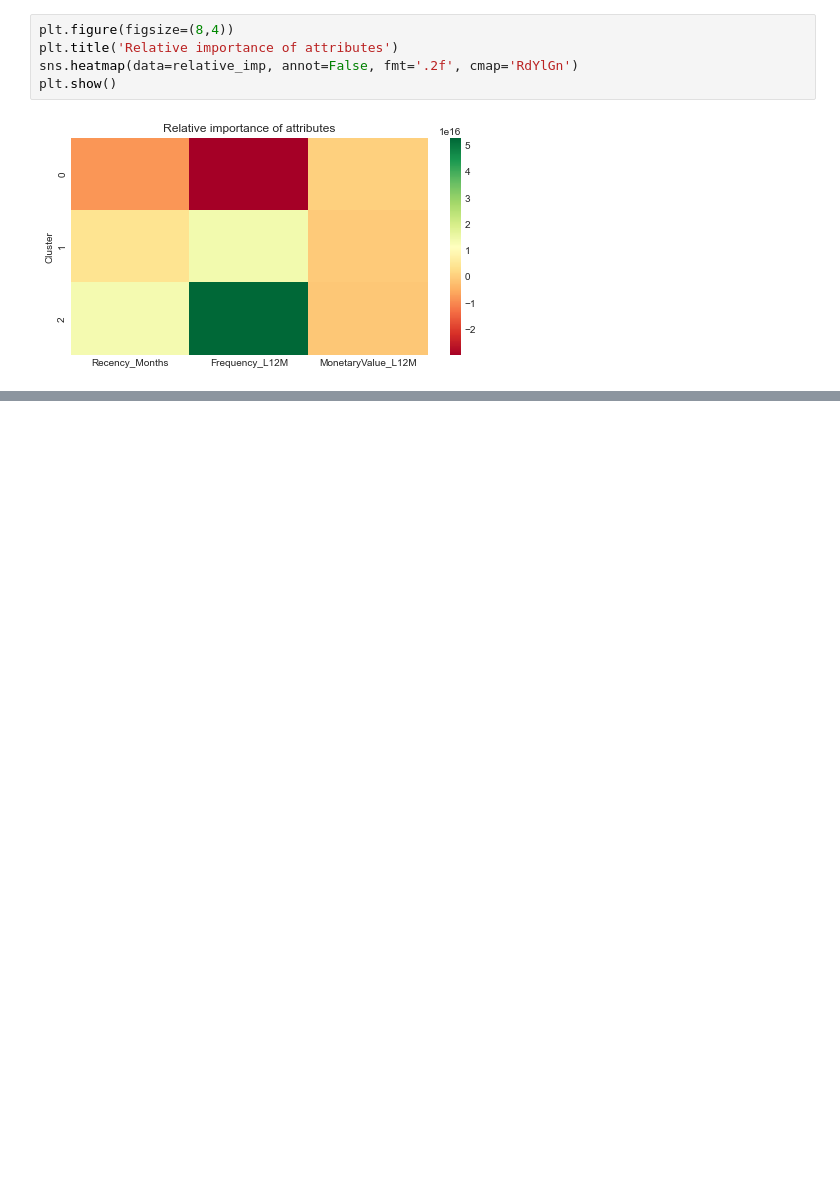
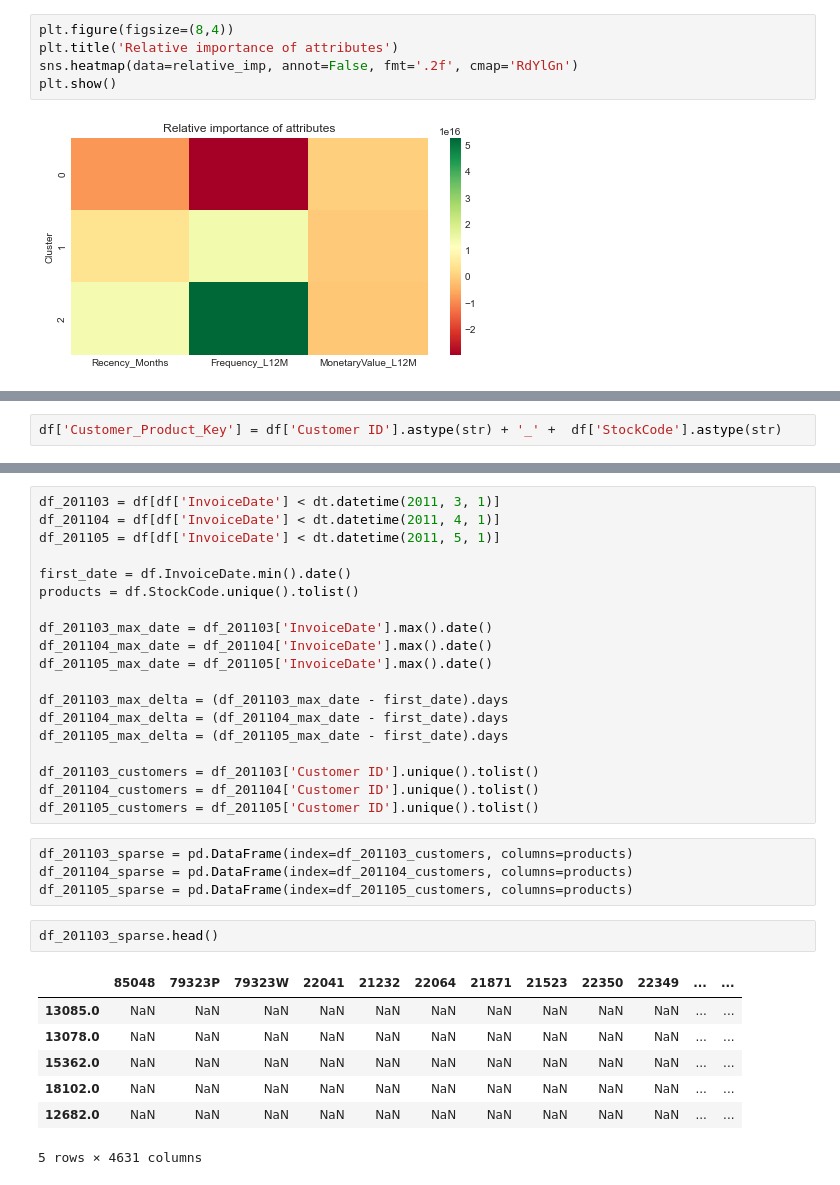
Before and after one commit to ga-tardochisalles/online-retail-customer-segregation, a Jupyter notebook: Cohort_RFM_KMeans_Customer_Analysis.ipynb, the cells around one changed output, grey strips where cells are left out. Saved outputs shown, nothing was run; the diff lists cells and outputs as text; blank space fills up the shorter version.

```diff
--- a/Cohort_RFM_KMeans_Customer_Analysis.ipynb
+++ b/Cohort_RFM_KMeans_Customer_Analysis.ipynb
@@ -402,0 +415,2 @@ plt.show()
+# %%
+df['Customer_Product_Key'] = df['Customer ID'].astype(str) + '_' +  df['StockCode'].astype(str)
@@ -402,0 +426,33 @@ plt.show()
+# %%
+df_201103 = df[df['InvoiceDate'] < dt.datetime(2011, 3, 1)]
+df_201104 = df[df['InvoiceDate'] < dt.datetime(2011, 4, 1)]
+df_201105 = df[df['InvoiceDate'] < dt.datetime(2011, 5, 1)]
+
+first_date = df.InvoiceDate.min().date()
+products = df.StockCode.unique().tolist()
+
+df_201103_max_date = df_201103['InvoiceDate'].max().date()
+df_201104_max_date = df_201104['InvoiceDate'].max().date()
+df_201105_max_date = df_201105['InvoiceDate'].max().date()
+
+df_201103_max_delta = (df_201103_max_date - first_date).days
+df_201104_max_delta = (df_201104_max_date - first_date).days
+df_201105_max_delta = (df_201105_max_date - first_date).days
+
+df_201103_customers = df_201103['Customer ID'].unique().tolist()
+df_201104_customers = df_201104['Customer ID'].unique().tolist()
+df_201105_customers = df_201105['Customer ID'].unique().tolist()
+# %%
+df_201103_sparse = pd.DataFrame(index=df_201103_customers, columns=products)
+df_201104_sparse = pd.DataFrame(index=df_201104_customers, columns=products)
+df_201105_sparse = pd.DataFrame(index=df_201105_customers, columns=products)
+# %%
+df_201103_sparse.head()
+# %% [output]
+|  | 85048 | 79323P | 79323W | 22041 | 21232 | 22064 | 21871 | 21523 | 22350 | 22349 | ... | ... |
+| 13085.0 | NaN | NaN | NaN | NaN | NaN | NaN | NaN | NaN | NaN | NaN | ... | ... |
+| 13078.0 | NaN | NaN | NaN | NaN | NaN | NaN | NaN | NaN | NaN | NaN | ... | ... |
+| 15362.0 | NaN | NaN | NaN | NaN | NaN | NaN | NaN | NaN | NaN | NaN | ... | ... |
+| 18102.0 | NaN | NaN | NaN | NaN | NaN | NaN | NaN | NaN | NaN | NaN | ... | ... |
+| 12682.0 | NaN | NaN | NaN | NaN | NaN | NaN | NaN | NaN | NaN | NaN | ... | ... |
+5 rows × 4631 columns
```
Also changed, not shown: parts of 11 cells of this notebook.
